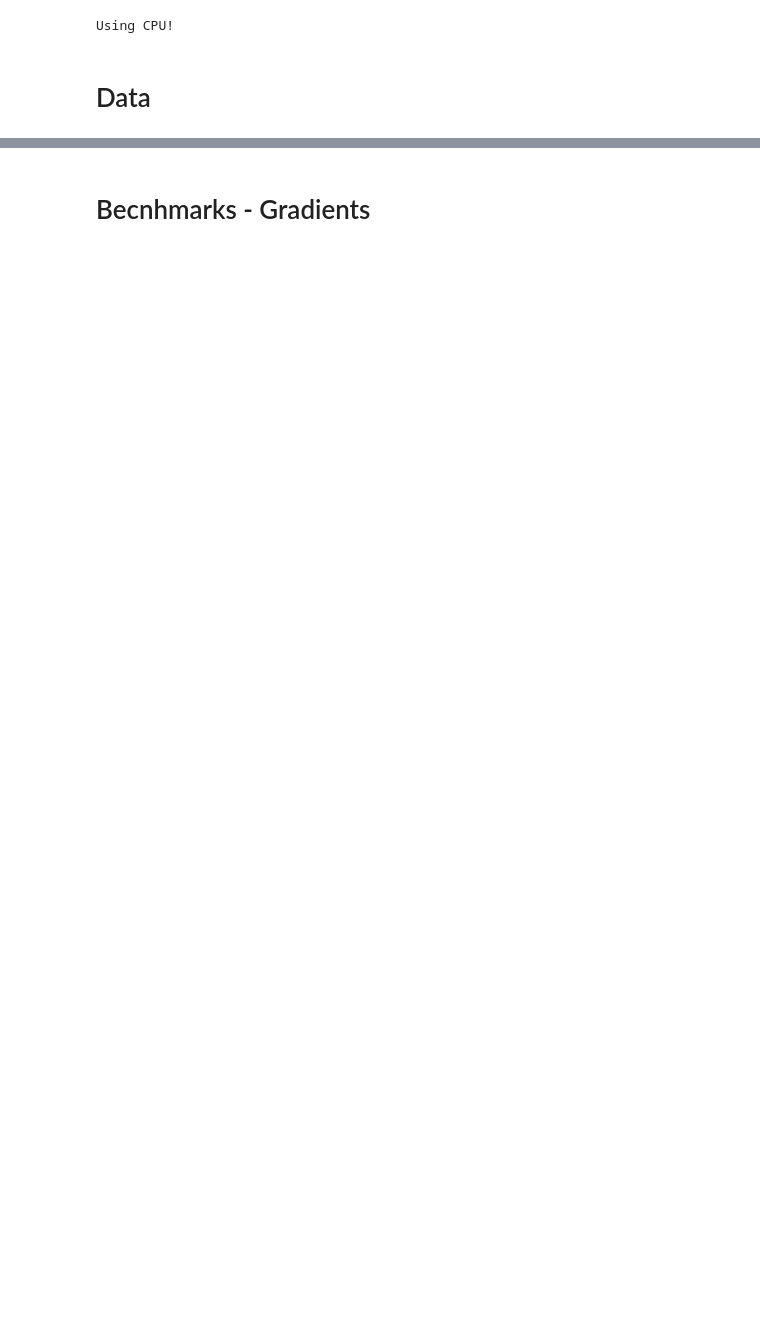
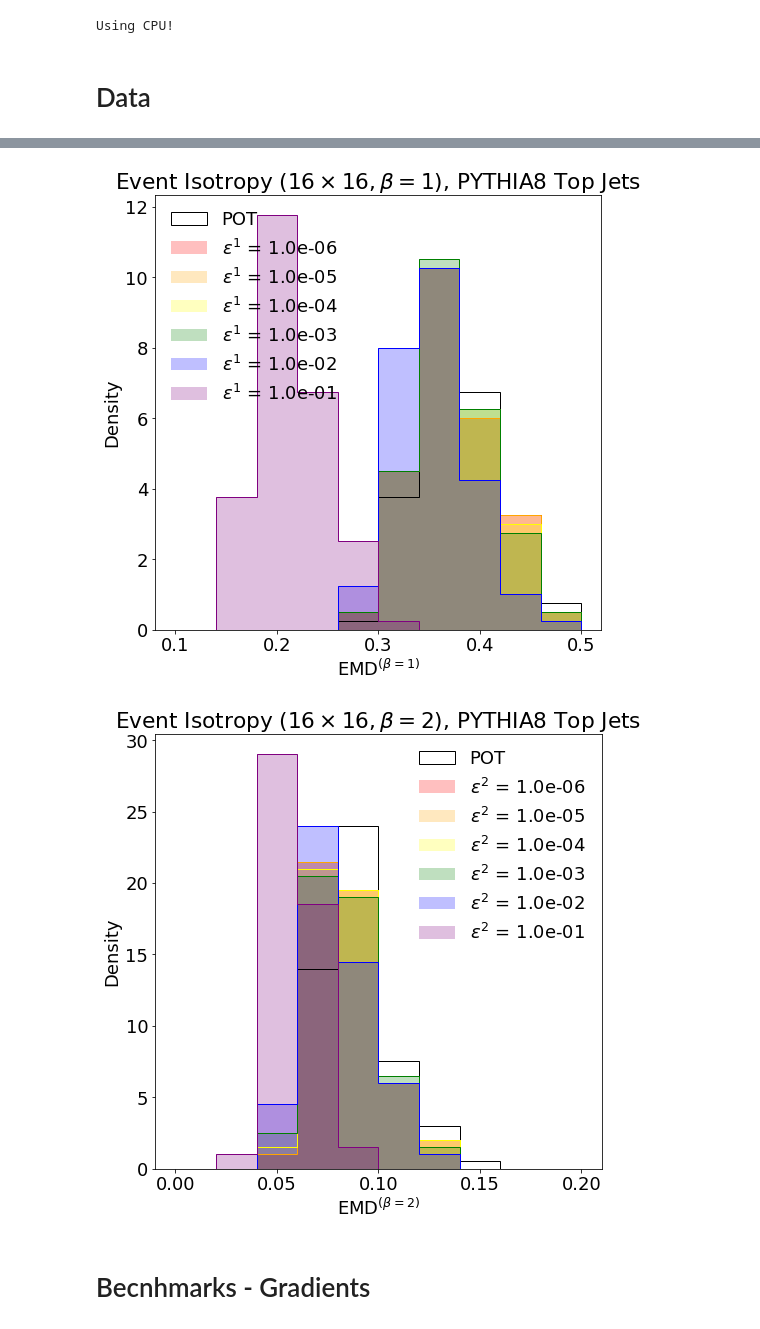
Before and after one commit to rikab/SHAPER, a Jupyter notebook: isotropy_test.ipynb, the cells around one changed output, grey strips where cells are left out. Drawn from its saved outputs; the diff is of its cells as text; code cells hidden in the pictures; blank space fills up the shorter version.

```diff
--- a/isotropy_test.ipynb
+++ b/isotropy_test.ipynb
@@ -347,3 +411,44 @@ plot_times(2, (5e-1, 5e2), (1e-3, 5e-1))
+# %%
+# Plot absolute distributions:
+
+def absolute_hist(beta, lims):
+
+    dataset = "signal_pu"
+
+    emds_sinkhorn = np.load("data/%s_%d_emds_sinkhorn.npy" % (dataset, beta))
+    times_sinkhorn = np.load("data/%s_%d_times_sinkhorn.npy" % (dataset, beta))
+    emds_pot = np.load("data/%s_%d_emds_pot.npy" % (dataset, beta))
+
+    fig = plt.figure(figsize=(8, 8))
+    ax = fig.add_subplot(111)
+    plt.rcParams['font.size'] = '18'
+
+
+    colors = ["red", "orange", "yellow", "green", "blue", "purple"]
+    bins = 10
+
+    plt.hist(emds_pot[-2] / beta, bins = bins, range = lims, density= True, label = "POT", color = "black", histtype="step")
+    for (e, eps) in enumerate(epsilons):
+        plt.hist(emds_sinkhorn[e,-2], bins = bins, range = lims, density= True, color = colors[e], histtype="step")
+        plt.hist(emds_sinkhorn[e,-2], bins = bins, range = lims, density= True, label = "$\epsilon^{%d}$ = %.1e" % (beta,eps), color = colors[e], alpha = 0.25)
+
+    plt.xlabel(r"EMD$^{(\beta  = %d)}$" % beta)
+    plt.ylabel("Density")
+    plt.title(r"Event Isotropy $(16\times 16, \beta = %d)$, PYTHIA8 Top Jets" % beta)
+    plt.legend(frameon = False)
+    plt.savefig("Plots/isotropy_hist_%d.pdf" % beta)
+    plt.show()
+    plt.close()
+
+
+    # ROC curve
+
+
+absolute_hist(1, (0.1, 0.5))
+absolute_hist(2, (0.0, 0.2))
+# %% [output]
+[figure, added]
+[figure, added]
 # %%
 # plt.hist(signal_emds["2 Subjettiness"] / signal_emds["1 Subjettiness"] , bins = 25, range = [0,1], density = True, color = "red", histtype="stepfilled", alpha = 0.25, label = "Top Jets")
 # plt.hist(background_emds["2 Subjettiness"] / background_emds["1 Subjettiness"] , bins = 25, range = [0,1], density = True, color = "blue", histtype="stepfilled", alpha = 0.25, label = "QCD Jets")
```
Also changed, not shown: parts of 14 cells of this notebook, 4 other files.
